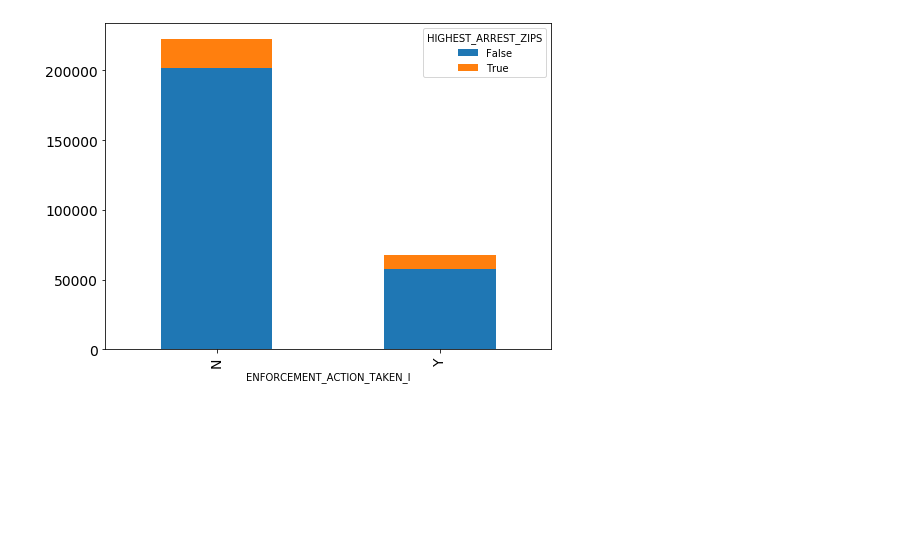
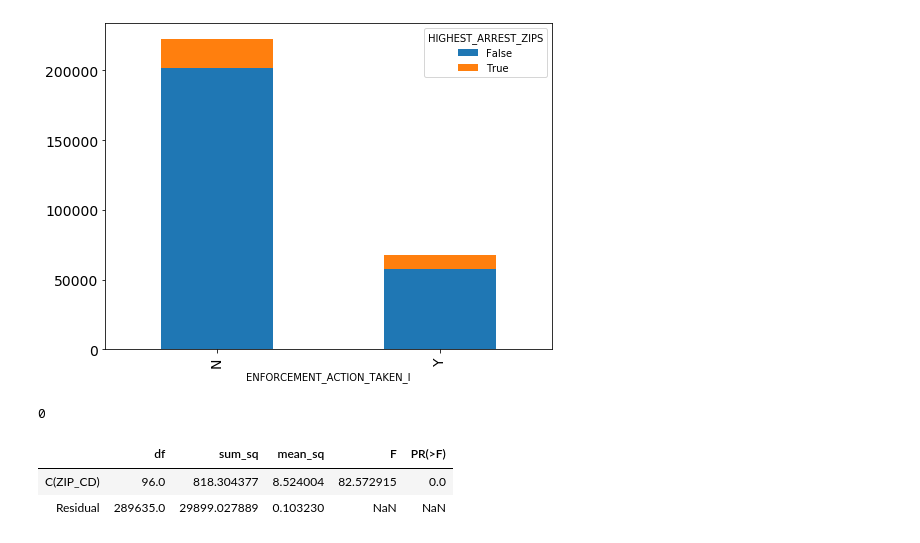
Before and after one commit to lambertmk/Capstone-Project, a Jupyter notebook: ML Model 1.ipynb, the cells around one changed output. Drawn from its saved outputs; the diff is of its cells as text; code cells hidden in the pictures; blank space fills up the shorter version.

```diff
--- a/ML Model 1.ipynb
+++ b/ML Model 1.ipynb
@@ -586,0 +599,23 @@ df_clean.groupby(["ENFORCEMENT_ACTION_TAKEN_I", "HIGHEST_ARREST_ZIPS"]).size().u
+# %%
+df_clean.dropna(subset=['ZIP_CD'], inplace=True)
+df_clean.ZIP_CD.isna().sum()
+# %% [output]
+0
+# %%
+df_clean = df_clean[df_clean.ZIP_CD != '``']
+# %%
+# change zip from object to int
+
+df_clean['ZIP_CD'] = df_clean['ZIP_CD'].astype(int)
+# %%
+from statsmodels.formula.api import ols
+
+
+formula = 'ARREST_BINARY ~ C(ZIP_CD)'
+lm = ols(formula, df_clean).fit()
+table = sm.stats.anova_lm(lm, typ=1)
+table
+# %% [output]
+|  | df | sum_sq | mean_sq | F | PR(>F) |
+| C(ZIP_CD) | 96.0 | 818.304377 | 8.524004 | 82.572915 | 0.0 |
+| Residual | 289635.0 | 29899.027889 | 0.103230 | NaN | NaN |
```
Also changed, not shown: parts of 40 cells of this notebook.
